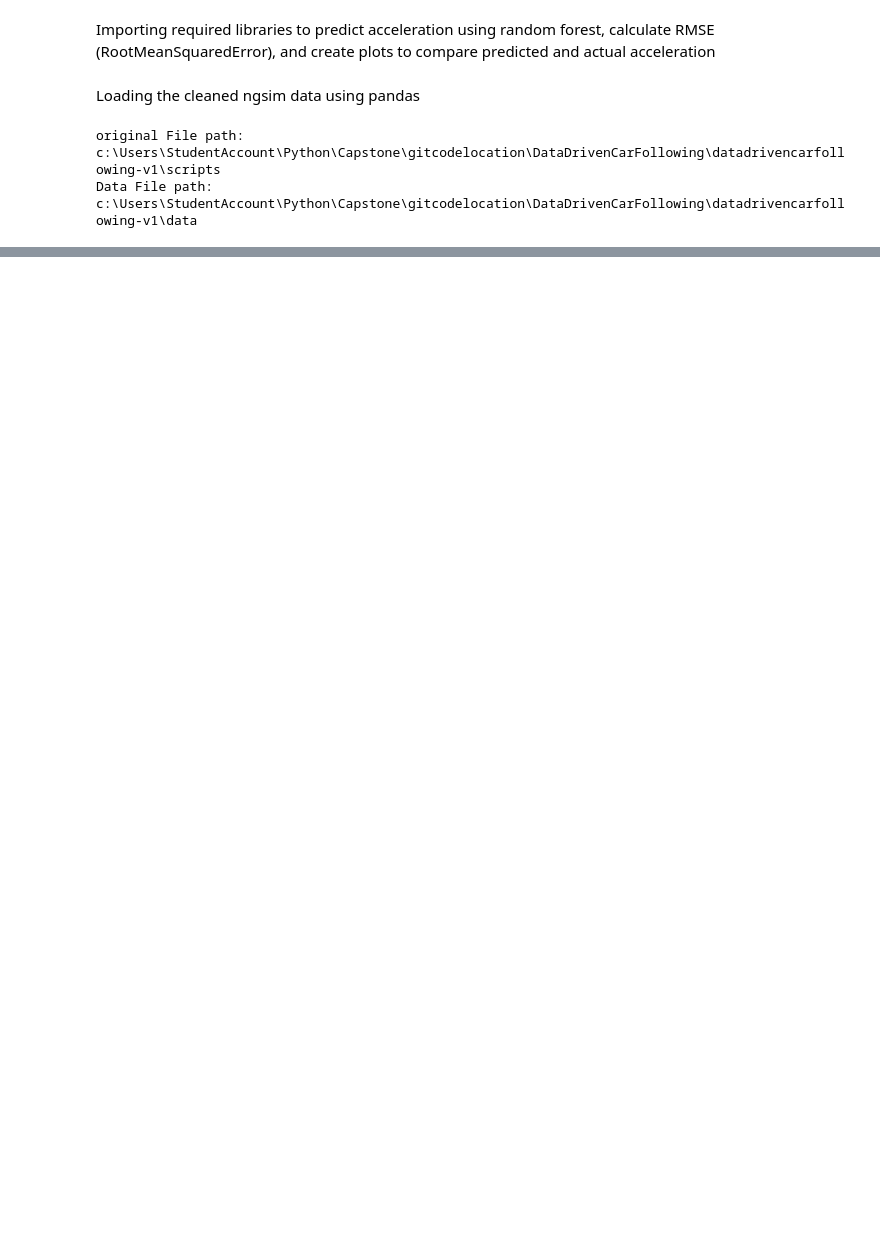
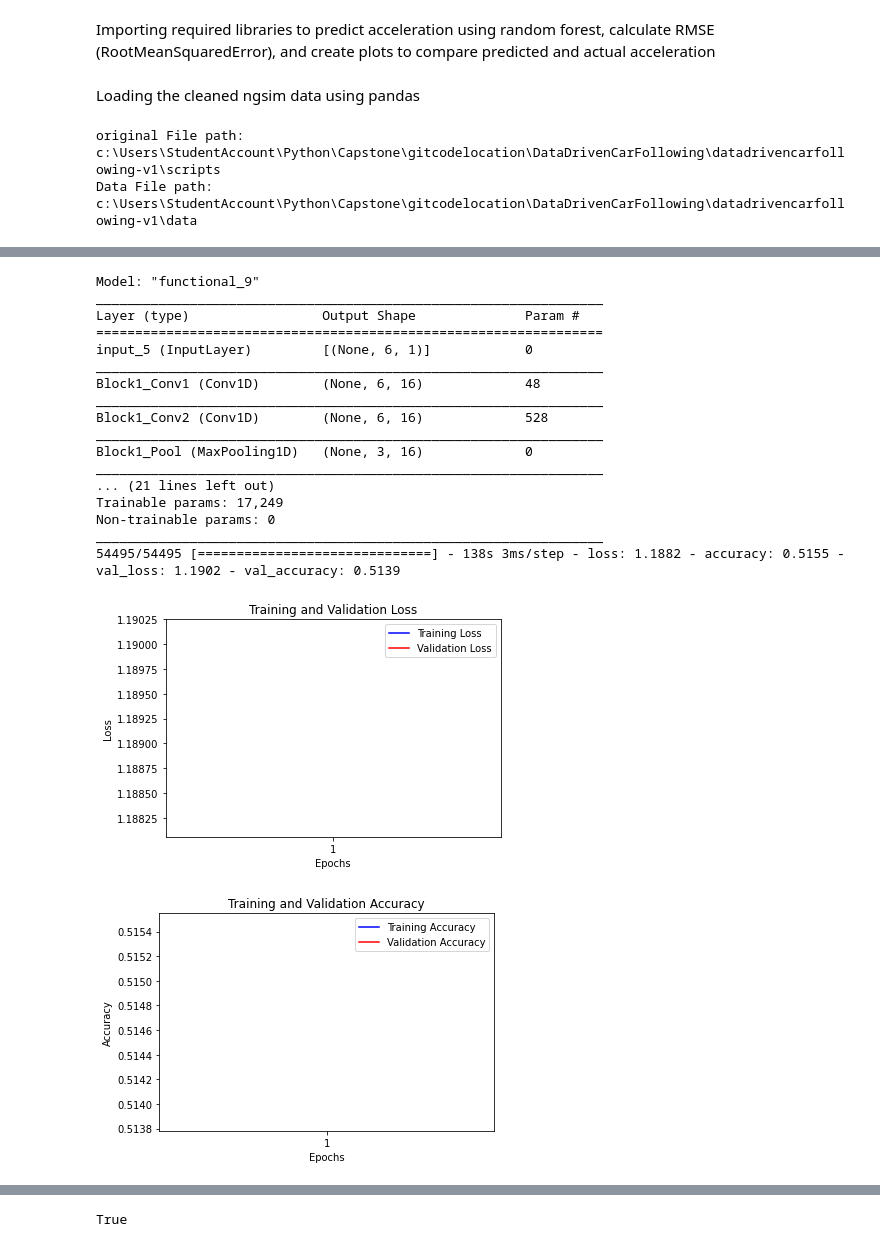
Before and after one commit to VineetDhamija/DataDrivenCarFollowing, a Jupyter notebook: datadrivencarfollowing-v1/scripts/Neural Network various Reaction Times.ipynb, the cells around one changed output, grey strips where cells are left out. Drawn from its saved outputs; the diff is of its cells as text; code cells hidden in the pictures; blank space fills up the shorter version.

```diff
--- a/datadrivencarfollowing-v1/scripts/Neural Network various Reaction Times.ipynb
+++ b/datadrivencarfollowing-v1/scripts/Neural Network various Reaction Times.ipynb
@@ -13,6 +13,7 @@ Loading the cleaned ngsim data using pandas
 fileProcessing=FileProcessing.FileProcessing()
 # %%
 model_obj=ModelClass.ModelClass()
+file=FileProcessing.FileProcessing()
 # %%
 file_name='Cleaned_NGSIM_Data'
 ngsim=fileProcessing.read_input(file_name)
@@ -216,0 +23,37 @@ pred_acc shape: (124,)
+# %%
+#define the timeframe for the run
+time_frame=0.5
+ngsim_0_5, train_df_0_5, val_df_0_5, test_df_0_5, X_train_0_5, y_train_0_5, X_val_0_5, y_val_0_5, X_test_0_5, y_test_0_5,predicted_data_0_5,model_0_5 = model_obj.fit_and_run_neural(ngsim, time_frame)
+
+file.export_file(ngsim_0_5, '5 Seconds_Removed-ngsim_0_5')
+file.export_file(train_df_0_5, '5 Seconds_Removed-train_df_0_5')
+file.export_file(val_df_0_5, '5 Seconds_Removed-val_df_0_5')
+file.export_file(test_df_0_5, '5 Seconds_Removed-test_df_0_5')
+file.export_file(X_train_0_5, '5 Seconds_Removed-X_train_0_5')
+file.export_file(y_train_0_5, '5 Seconds_Removed-y_train_0_5')
+
+file.export_file(X_val_0_5, '5 Seconds_Removed-X_val_0_5')
+file.export_file(y_val_0_5, '5 Seconds_Removed-y_val_0_5')
+file.export_file(X_test_0_5, '5 Seconds_Removed-X_test_0_5')
+file.export_file(y_test_0_5, '5 Seconds_Removed-y_test_0_5')
+file.export_file(predicted_data_0_5, '5 Seconds_Removed-predicted_data_0_5')
+# %% [output]
+Model: "functional_9"
+_________________________________________________________________
+Layer (type)                 Output Shape              Param #
+=================================================================
+input_5 (InputLayer)         [(None, 6, 1)]            0
+_________________________________________________________________
+Block1_Conv1 (Conv1D)        (None, 6, 16)             48
+_________________________________________________________________
+Block1_Conv2 (Conv1D)        (None, 6, 16)             528
+_________________________________________________________________
+Block1_Pool (MaxPooling1D)   (None, 3, 16)             0
+_________________________________________________________________
+... (21 lines left out)
+Trainable params: 17,249
+Non-trainable params: 0
+_________________________________________________________________
+54495/54495 [==============================] - 138s 3ms/step - loss: 1.1882 - accuracy: 0.5155 - val_loss: 1.1902 - val_accuracy: 0.5139
+[figure, added]
+[figure, added]
@@ -216,0 +80 @@ pred_acc shape: (124,)
+True
```
Also changed, not shown: parts of 10 cells of this notebook, 13 other files.
